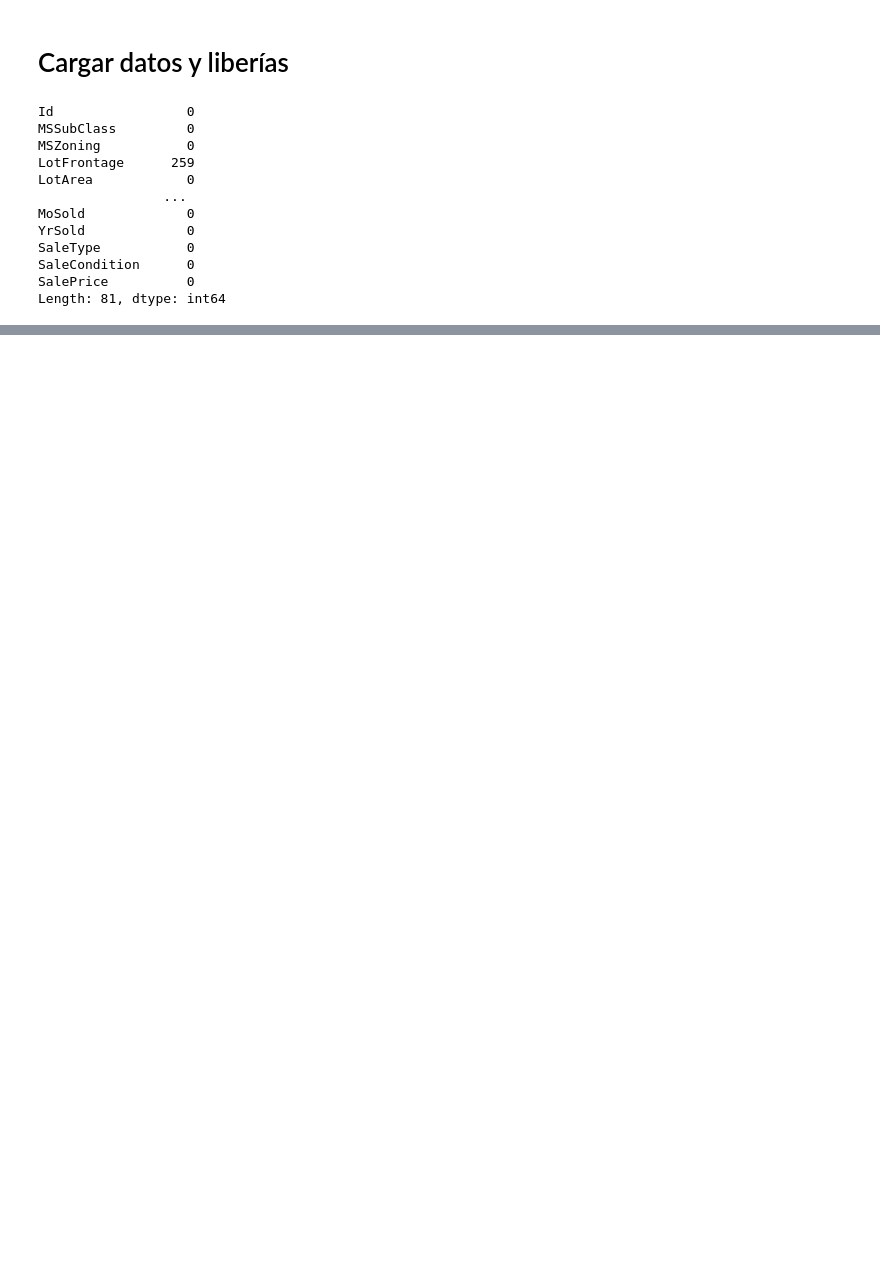
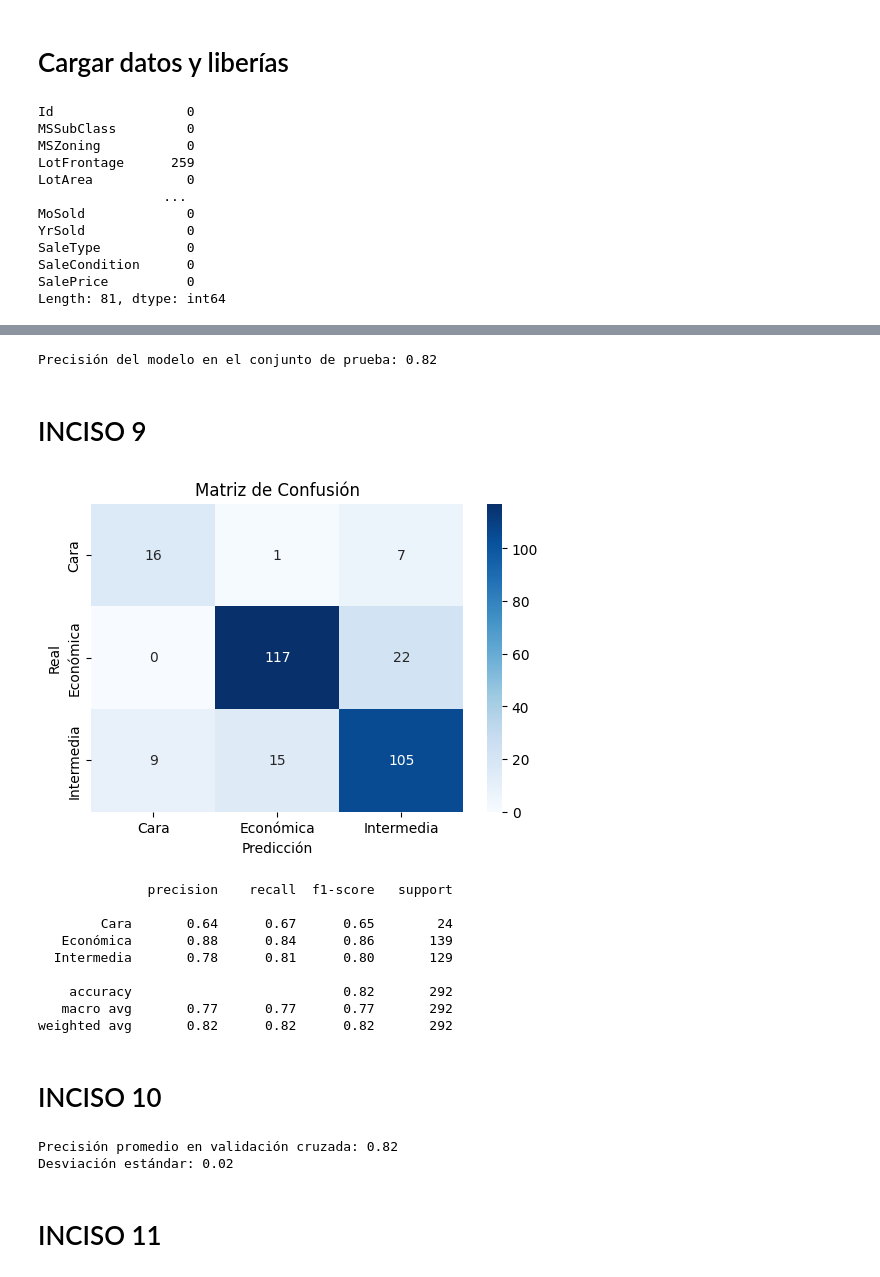
Before and after one commit to DANdelion-0908/Proyecto2-Arboles, a Jupyter notebook: Anaru.ipynb, the cells around one changed output, grey strips where cells are left out. Saved outputs shown, nothing was run; the diff lists cells and outputs as text; code cells hidden in the pictures; blank space fills up the shorter version.

```diff
--- a/Anaru.ipynb
+++ b/Anaru.ipynb
@@ -38,0 +54,71 @@ Length: 81, dtype: int64
+# %%
+from sklearn.metrics import confusion_matrix, classification_report
+import seaborn as sns
+import matplotlib.pyplot as plt
+
+# Calcular la matriz de confusión
+cm = confusion_matrix(y_test, y_pred, labels=clf.classes_)
+
+# Mostrar la matriz de confusión como un mapa de calor
+plt.figure(figsize=(6,4))
+sns.heatmap(cm, annot=True, fmt="d", cmap="Blues", xticklabels=clf.classes_, yticklabels=clf.classes_)
+plt.xlabel("Predicción")
+plt.ylabel("Real")
+plt.title("Matriz de Confusión")
+plt.show()
+
+# Reporte de clasificación
+print(classification_report(y_test, y_pred))
+# %% [output]
+Precisión del modelo en el conjunto de prueba: 0.82
+# %% [markdown]
+# INCISO 9
+# %%
+from sklearn.metrics import confusion_matrix, classification_report
+import seaborn as sns
+import matplotlib.pyplot as plt
+
+# Calcular la matriz de confusión
+cm = confusion_matrix(y_test, y_pred, labels=clf.classes_)
+
+# Mostrar la matriz de confusión como un mapa de calor
+plt.figure(figsize=(6,4))
+sns.heatmap(cm, annot=True, fmt="d", cmap="Blues", xticklabels=clf.classes_, yticklabels=clf.classes_)
+plt.xlabel("Predicción")
+plt.ylabel("Real")
+plt.title("Matriz de Confusión")
+plt.show()
+
+# Reporte de clasificación
+print(classification_report(y_test, y_pred))
+# %% [output]
+[figure, added]
+              precision    recall  f1-score   support
+
+        Cara       0.64      0.67      0.65        24
+   Económica       0.88      0.84      0.86       139
+  Intermedia       0.78      0.81      0.80       129
+
+    accuracy                           0.82       292
+   macro avg       0.77      0.77      0.77       292
+weighted avg       0.82      0.82      0.82       292
+# %% [markdown]
+# INCISO 10
+# %%
+from sklearn.model_selection import cross_val_score
+import numpy as np
+
+# Crear el modelo de árbol de decisión
+clf_cv = DecisionTreeClassifier(max_depth=5, random_state=42)
+
+# Realizar validación cruzada con 5 folds
+cv_scores = cross_val_score(clf_cv, X, y, cv=5, scoring='accuracy')
+
+# Imprimir la precisión promedio y la desviación estándar
+print(f'Precisión promedio en validación cruzada: {np.mean(cv_scores):.2f}')
+print(f'Desviación estándar: {np.std(cv_scores):.2f}')
+# %% [output]
+Precisión promedio en validación cruzada: 0.82
+Desviación estándar: 0.02
+# %% [markdown]
+# INCISO 11
```
Also changed, not shown: parts of 5 cells of this notebook.
